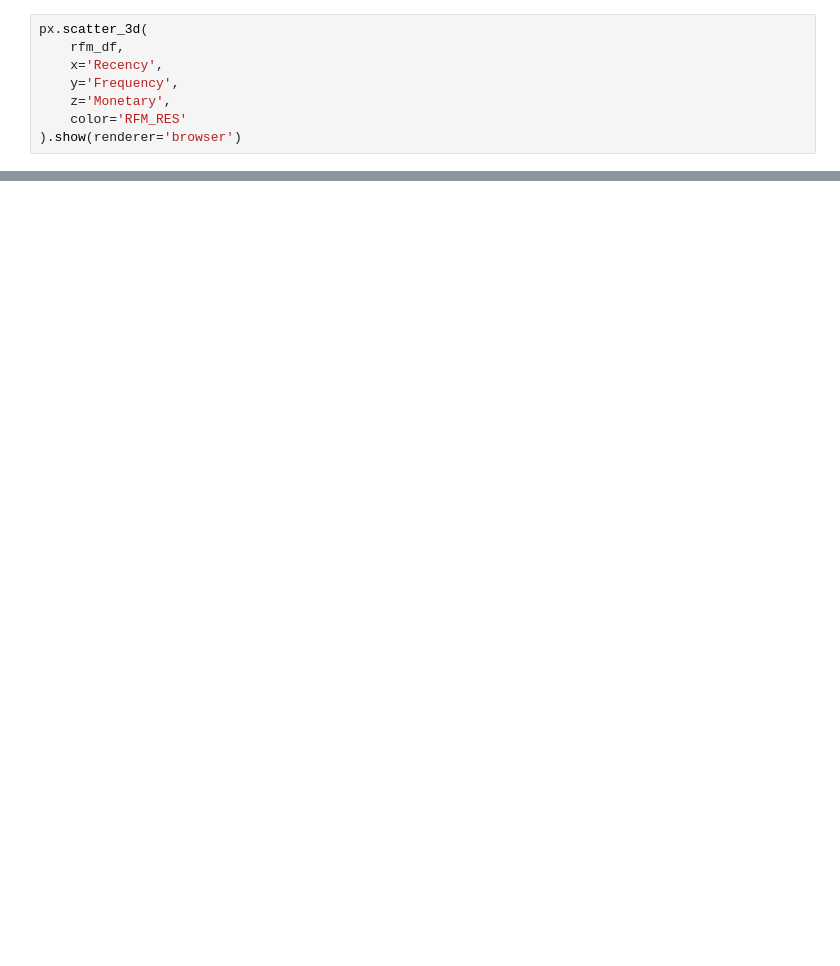
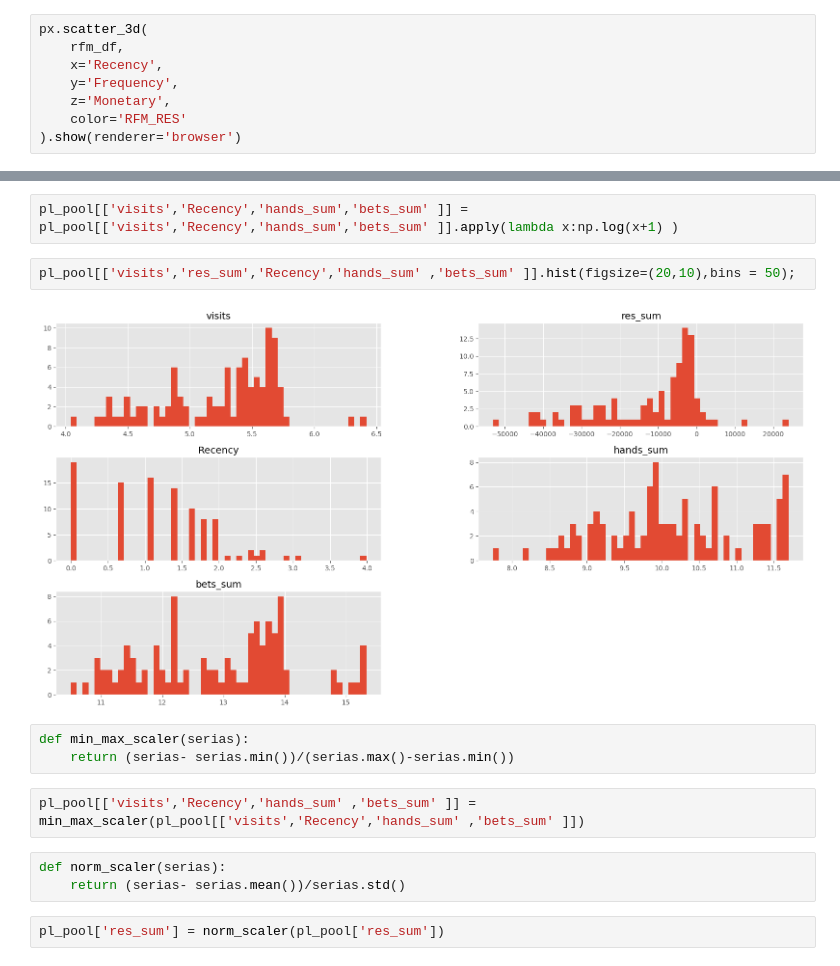
Before and after one commit to TrR1s/DS_examples, a Jupyter notebook: rfm.ipynb, the cells around one changed output, grey strips where cells are left out. Cells and saved outputs as stored; diff of their text form; blank space fills up the shorter version.

```diff
--- a/rfm.ipynb
+++ b/rfm.ipynb
@@ -129,0 +204,16 @@ px.scatter_3d(
+# %%
+pl_pool[['visits','Recency','hands_sum','bets_sum' ]] = pl_pool[['visits','Recency','hands_sum','bets_sum' ]].apply(lambda x:np.log(x+1) )
+# %%
+pl_pool[['visits','res_sum','Recency','hands_sum' ,'bets_sum' ]].hist(figsize=(20,10),bins = 50);
+# %% [output]
+[figure, added]
+# %%
+def min_max_scaler(serias):
+    return (serias- serias.min())/(serias.max()-serias.min())
+# %%
+pl_pool[['visits','Recency','hands_sum' ,'bets_sum' ]] = min_max_scaler(pl_pool[['visits','Recency','hands_sum' ,'bets_sum' ]])
+# %%
+def norm_scaler(serias):
+    return (serias- serias.mean())/serias.std()
+# %%
+pl_pool['res_sum'] = norm_scaler(pl_pool['res_sum'])
```
Also changed, not shown: parts of 30 cells of this notebook, 12 other files.
